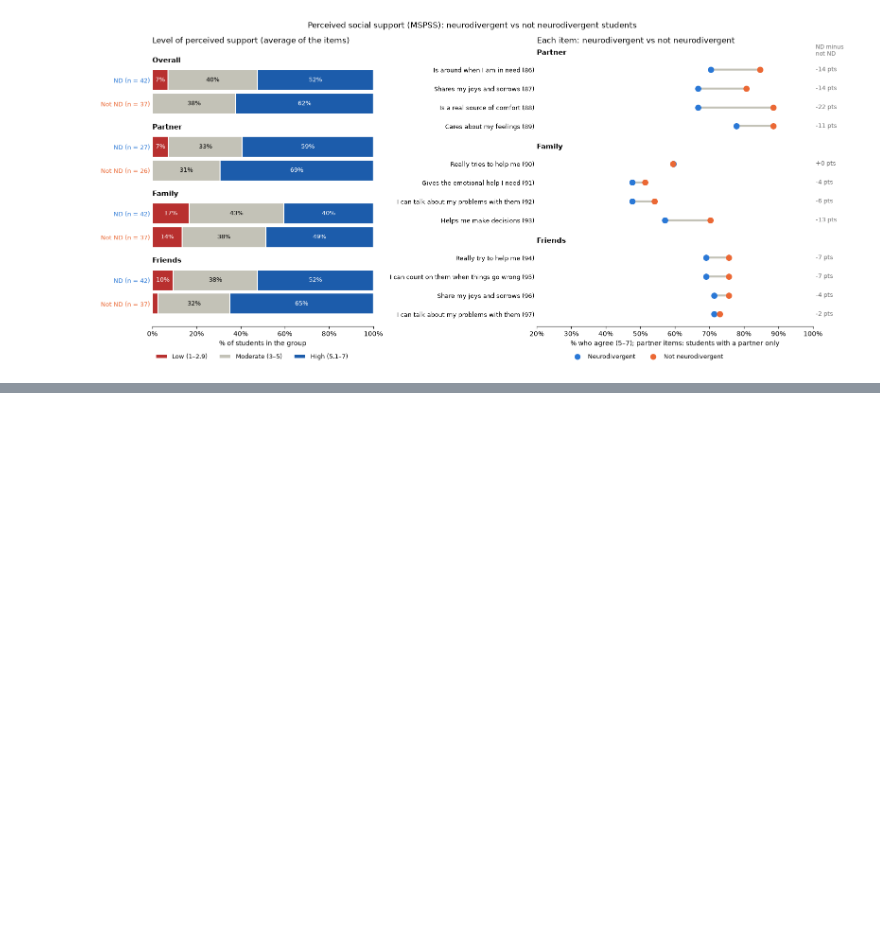
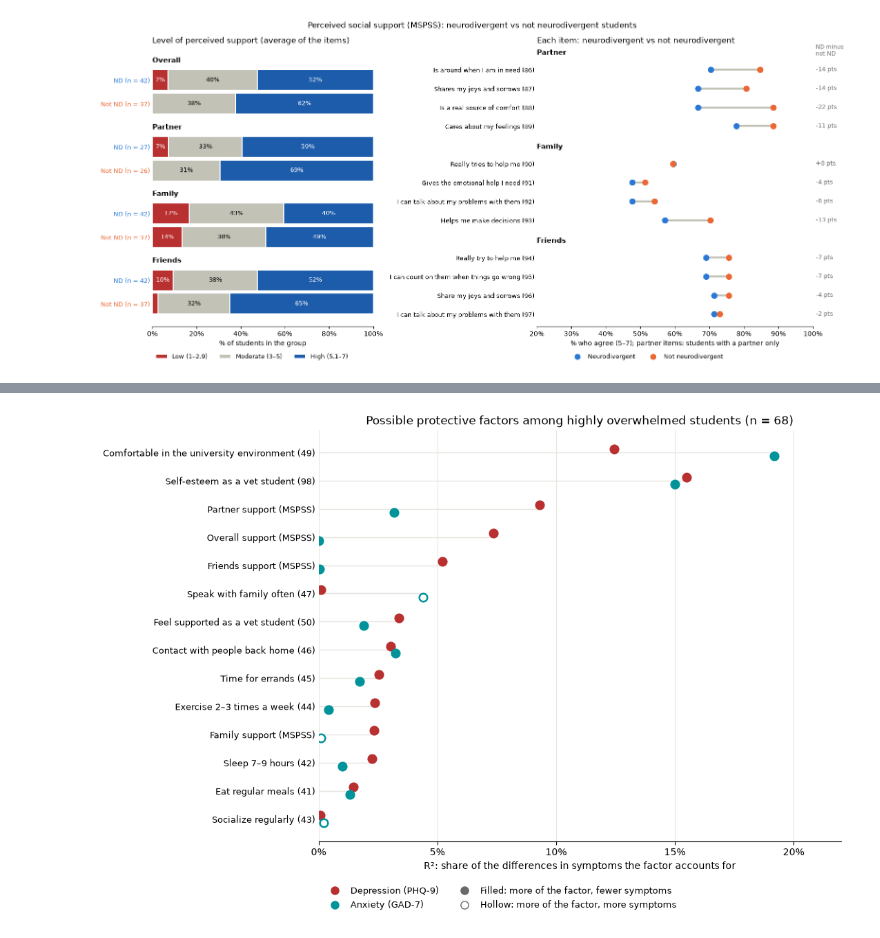
Before and after one commit to CarlaOnate/data-analysis-mental-health-veterinary-medicine-thesis, a Jupyter notebook: cda.ipynb, the cells around one changed output, grey strips where cells are left out. Drawn from its saved outputs; the diff is of its cells as text; code cells hidden in the pictures; blank space fills up the shorter version.

```diff
--- a/cda.ipynb
+++ b/cda.ipynb
@@ -859,0 +998,57 @@ plt.show()
+# %%
+CANDIDATES = {
+    "Support": [("support_overall", "Overall support (MSPSS)"),
+                ("support_partner", "Partner support (MSPSS)"),
+                ("support_friends", "Friends support (MSPSS)"),
+                ("support_family", "Family support (MSPSS)"),
+                ("50", "Feel supported as a vet student (50)")],
+    "University and self": [("49", "Comfortable in the university environment (49)"),
+                            ("98", "Self-esteem as a vet student (98)")],
+    "Lifestyle": [(col, label) for col, label in LIFESTYLE[:-1]],  # columns 41-47, without stress
+}
+OUTCOMES = [("Depression (PHQ-9)", "phq9_total", DEP_COLOR), ("Anxiety (GAD-7)", "gad7_total", ANX_COLOR)]
+overwhelmed = df[df["high_overwhelm"]]
+
+rows = []
+for theme, factors in CANDIDATES.items():
+    for col, label in factors:
+        for outcome, outcome_col, _ in OUTCOMES:
+            rows.append({"theme": theme, "factor": label, "column": col, "outcome": outcome,
+                         **simple_regression(overwhelmed[col], overwhelmed[outcome_col])})
+screen = pd.DataFrame(rows)
+display(pd.concat({outcome: screen[screen["outcome"] == outcome].set_index(["theme", "factor"])[["students", "slope", "intercept", "R²"]]
+                   for outcome, _, _ in OUTCOMES}, axis=1).round(2))
+
+# Sort the factors by their largest R² (depression or anxiety)
+r2 = screen.pivot_table(index="factor", columns="outcome", values="R²")
+slope = screen.pivot_table(index="factor", columns="outcome", values="slope")
+order = r2.max(axis=1).sort_values(ascending=False).index
+
+fig, ax = plt.subplots(figsize=(11, 7.5))
+for i, factor in enumerate(order):
+    ax.hlines(i, 0, r2.loc[factor].max(), color="#e6e5df", linewidth=1, zorder=1)
+    for (outcome, _, color), offset in zip(OUTCOMES, (-0.13, 0.13)):
+        protective = slope.loc[factor, outcome] < 0
+        ax.scatter(r2.loc[factor, outcome], i + offset, s=70, zorder=3, linewidth=1.8, edgecolor=color,
+                   facecolor=color if protective else "white")
+ax.set_yticks(range(len(order)), order, fontsize=9.5)
+ax.invert_yaxis()
+ax.set_xlim(0, max(0.22, r2.max().max() + 0.02))
+ax.xaxis.set_major_locator(plt.matplotlib.ticker.MultipleLocator(0.05))
+ax.xaxis.set_major_formatter(plt.matplotlib.ticker.PercentFormatter(1.0, decimals=0))
+ax.set_xlabel("R²: share of the differences in symptoms the factor accounts for")
+ax.legend([plt.Line2D([], [], marker="o", linestyle="", markersize=8, color=DEP_COLOR),
+           plt.Line2D([], [], marker="o", linestyle="", markersize=8, color=ANX_COLOR),
+           plt.Line2D([], [], marker="o", linestyle="", markersize=8, color="dimgrey"),
+           plt.Line2D([], [], marker="o", linestyle="", markersize=8, markerfacecolor="white", markeredgecolor="dimgrey")],
+          ["Depression (PHQ-9)", "Anxiety (GAD-7)", "Filled: more of the factor, fewer symptoms",
+           "Hollow: more of the factor, more symptoms"],
+          ncol=2, loc="upper center", bbox_to_anchor=(0.35, -0.09), frameon=False, fontsize=9)
+ax.spines[["top", "right", "left"]].set_visible(False)
+ax.tick_params(axis="y", length=0)
+ax.grid(axis="x", color="#e6e5df", linewidth=0.8)
+ax.set_axisbelow(True)
+ax.set_title(f"Possible protective factors among highly overwhelmed students (n = {len(overwhelmed)})")
+plt.tight_layout()
+plt.show()
+# %% [output]
@@ -859,0 +1072 @@ plt.show()
+[figure, added]
```
Also changed, not shown: parts of 11 cells of this notebook.
